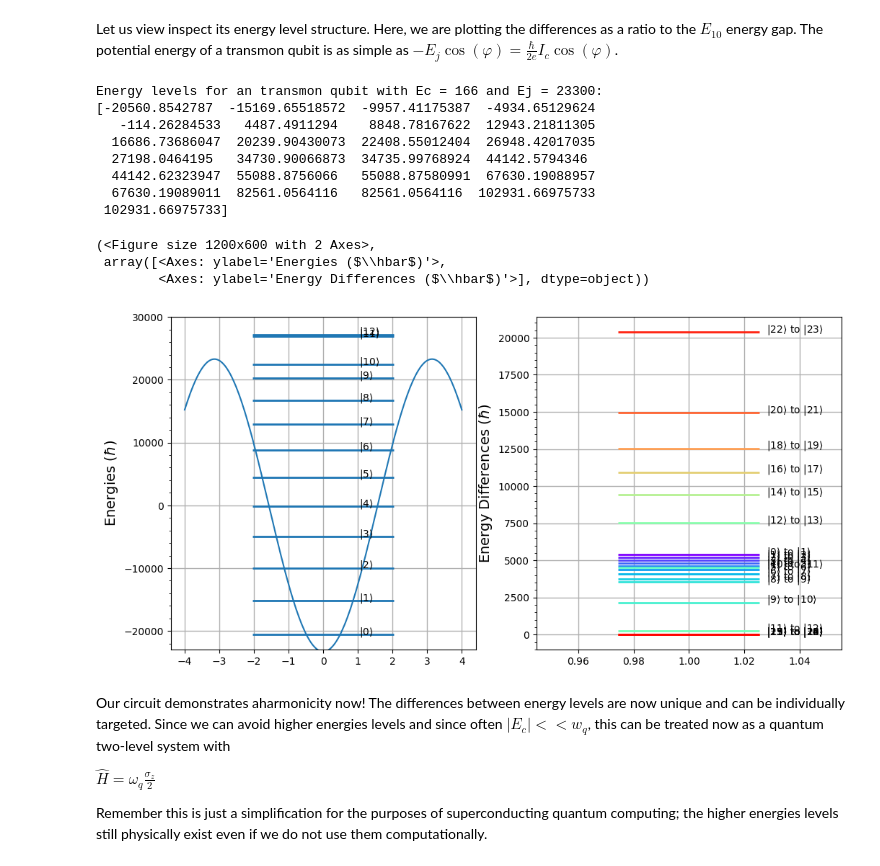
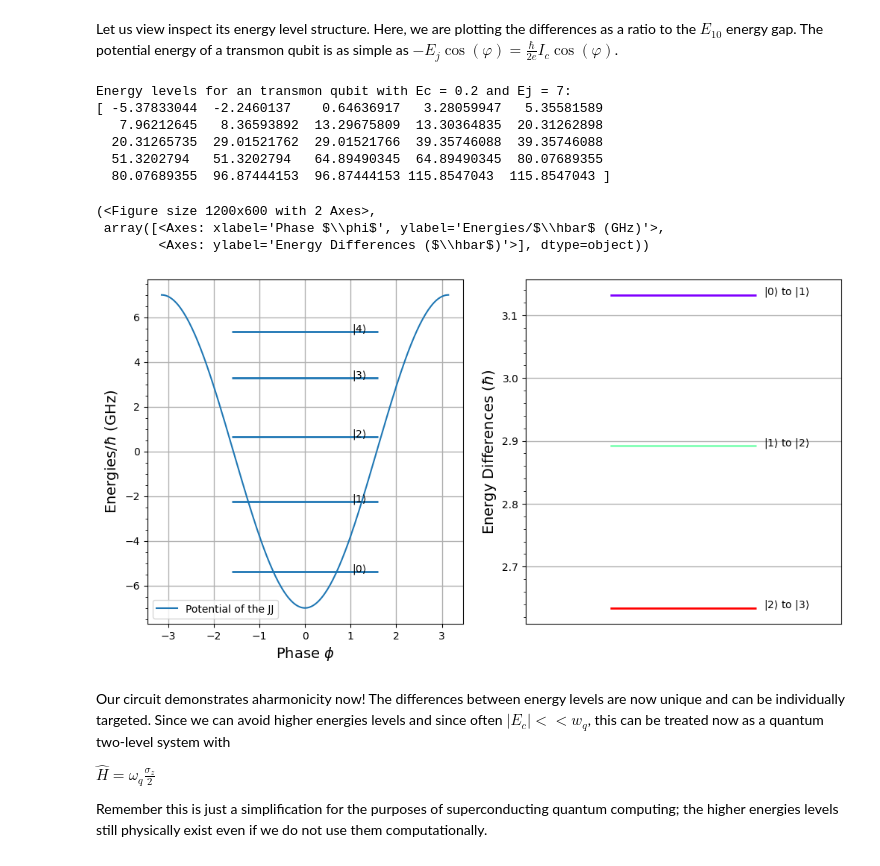
Before and after one commit to Khosmos3/Superconducting-Qubits, a Jupyter notebook: superconducting.ipynb, the cells around one changed output. Cells and saved outputs as stored; diff of their text form; code cells hidden in the pictures.

Commit message:
graph improvements

```diff
--- a/superconducting.ipynb
+++ b/superconducting.ipynb
@@ -144,26 +144,31 @@ Let us view inspect its energy level structure. Here, we are plotting the differ
 """
 Plots energy levels and differences
 """
-def plot_energy_stuff(energies, Ej=False, y_range=False):
+def plot_energy_stuff(energies, unit="Hz", Ej=False, y_range=False):
 
     fig, ax = plt.subplots(1,2, figsize=(12,6))
 
-    p = np.linspace(-4, 4, 200)
+    p = np.linspace(-np.pi, np.pi, 200)
     if (Ej):
-        ax[0].plot(p, -Ej * np.cos(p))
+        ax[0].plot(p, -Ej * np.cos(p), label="Potential of the JJ")
+        ax[0].set_xlabel(r'Flux $\phi$', fontsize=14)
         energies = energies
+    else:
+        ax[0].axes.get_xaxis().set_visible(False)
     ax[0].scatter([0]*len(energies), energies, marker="_", s=20000, linewidth=2, zorder=3)
-    ax[0].set_ylabel(r'Energies ($\hbar$)', fontsize=14)
+    ax[0].set_ylabel(rf'Energies/$\hbar$ ({unit})', fontsize=14)
     ax[0].grid(linestyle='-', linewidth=1)
-    #ax[0].set_xticks([])
     ax[0].yaxis.set_minor_locator(AutoMinorLocator())
-    ax[0].set_ylim(y_range if y_range else (energies[0]-1, energies[2]+1))
+    ax[0].set_ylim(y_range if y_range else ((-1.1*Ej, 1.1*Ej) if Ej else (energies[0]-1, energies[2]+1)))
     for i in range(len(energies)):
         ax[0].annotate(fr"|{i}$\rangle$", xy=(1.032 if (i % 2 == 0) else 1.028, energies[i]))
+    ax[0].legend()
 
     diffs = np.delete(energies, 0) - np.delete(energies, len(energies)-1)
 
+    diffs = diffs[0:3]
     colors = cm.rainbow(np.linspace(0, 1, len(diffs)))
+    ax[1].axes.get_xaxis().set_visible(False)
     for diff, col in zip(diffs, colors):
         ax[1].scatter([1], diff, marker="_", s=20000, linewidth=2, zorder=3, color=col)
     ax[1].set_ylabel(r'Energy Differences ($\hbar$)', fontsize=14)
@@ -174,28 +179,26 @@ def plot_energy_stuff(energies, Ej=False, y_range=False):
 
     return fig, ax
 # %%
-Ec = 166
-Ej = 23300
+Ec = 0.2 # 200 MHz
+Ej = 7 # 7 GHz
 N = 12
 
 energies = (np.array(transmon(Ec, Ej, N).eigenenergies()))
 
 print(f"Energy levels for an transmon qubit with Ec = {Ec} and Ej = {Ej}:\n{energies}")
 
-plot_energy_stuff(energies, Ej=Ej, y_range=(-23000, 30000))
+plot_energy_stuff(energies, unit="GHz", Ej=Ej)
 # %% [output]
-Energy levels for an transmon qubit with Ec = 166 and Ej = 23300:
-[-20560.8542787  -15169.65518572  -9957.41175387  -4934.65129624
-   -114.26284533   4487.4911294    8848.78167622  12943.21811305
-  16686.73686047  20239.90430073  22408.55012404  26948.42017035
-  27198.0464195   34730.90066873  34735.99768924  44142.5794346
-  44142.62323947  55088.8756066   55088.87580991  67630.19088957
-  67630.19089011  82561.0564116   82561.0564116  102931.66975733
- 102931.66975733]
+Energy levels for an transmon qubit with Ec = 0.2 and Ej = 7:
+[ -5.37833044  -2.2460137    0.64636917   3.28059947   5.35581589
+   7.96212645   8.36593892  13.29675809  13.30364835  20.31262898
+  20.31265735  29.01521762  29.01521766  39.35746088  39.35746088
+  51.3202794   51.3202794   64.89490345  64.89490345  80.07689355
+  80.07689355  96.87444153  96.87444153 115.8547043  115.8547043 ]
 (<Figure size 1200x600 with 2 Axes>,
- array([<Axes: ylabel='Energies ($\\hbar$)'>,
+ array([<Axes: xlabel='Phase $\\phi$', ylabel='Energies/$\\hbar$ (GHz)'>,
         <Axes: ylabel='Energy Differences ($\\hbar$)'>], dtype=object))
-[figure, old version]
+[figure, new version]
 # %% [markdown]
 Our circuit demonstrates aharmonicity now! The differences between energy levels are now unique and can be individually targeted. Since we can avoid higher energies levels and since often $|E_c|<<w_q$, this can be treated now as a quantum two-level system with
 
```
Also changed, not shown: parts of 6 cells of this notebook.
